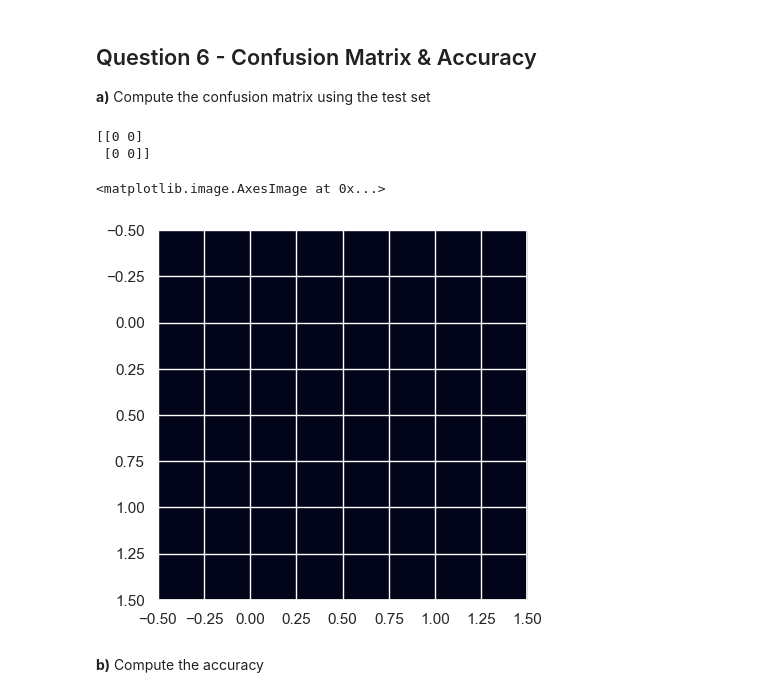
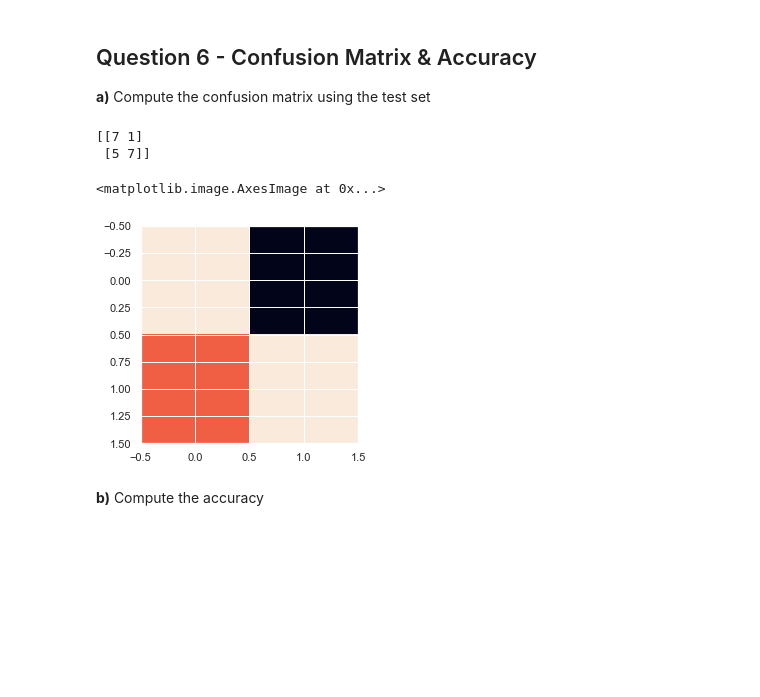
Before and after one commit to 200-Not-OK/Lab-1.2, a Jupyter notebook: ML Lab 1.2 - Naive Bayes Pt 2.ipynb, the cells around one changed output. Cells and saved outputs as stored; diff of their text form; code cells hidden in the pictures; blank space fills up the shorter version.

```diff
--- a/ML Lab 1.2 - Naive Bayes Pt 2.ipynb
+++ b/ML Lab 1.2 - Naive Bayes Pt 2.ipynb
@@ -510,24 +510,24 @@ Inferred class for x=[ 1.6408  4.2503 -4.9023 -2.6621] = 0
 # %%
 s2_confusion_matrix = np.zeros((2, 2),dtype=int)
 
 for i in range(len(s2_test_features)):
     # Get the true class
     true_class = int(s2_test_labels[i])
 
     # Predict the class using the s2_infer_class function
     predicted_class = s2_infer_class(s2_test_features[i])
 
     # Increment the corresponding cell in the confusion matrix
-    confusion_matrix[true_class, predicted_class] += 1
+    s2_confusion_matrix[true_class, predicted_class] += 1
 
 # Don't modify
 print(s2_confusion_matrix)
 plt.imshow(s2_confusion_matrix)  # Plot heatmap of confusion_matrix
 # %% [output]
-[[0 0]
- [0 0]]
+[[7 1]
+ [5 7]]
 <matplotlib.image.AxesImage at 0x...>
-[figure, old version]
+[figure, new version]
 # %% [markdown]
 **b)** Compute the accuracy
 # %%
```
